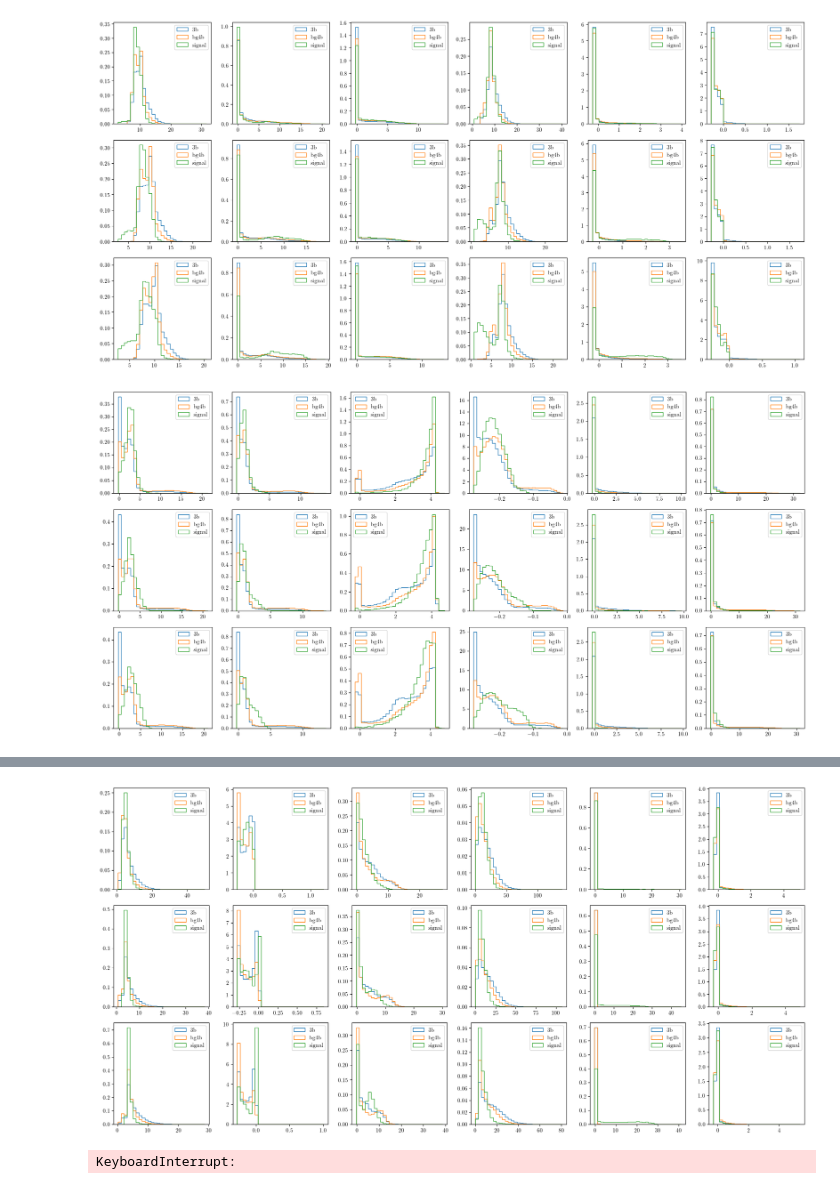
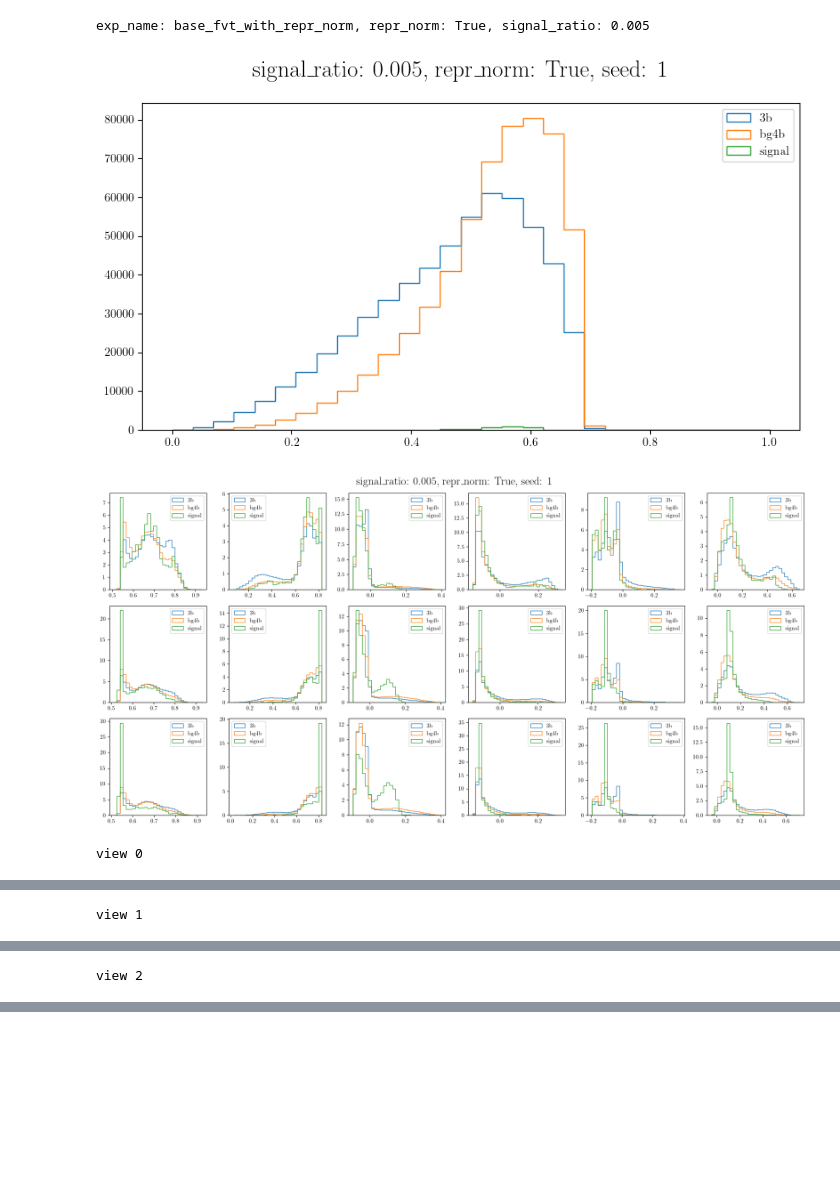
Before and after one commit to soheunyi/SRFinder, a Jupyter notebook: soheun/notebooks/representations_eda.ipynb, the cells around one changed output, grey strips where cells are left out. Cells and saved outputs as stored; diff of their text form; code cells hidden in the pictures; blank space fills up the shorter version.

```diff
--- a/soheun/notebooks/representations_eda.ipynb
+++ b/soheun/notebooks/representations_eda.ipynb
@@ -64,0 +152,13 @@ raw_df_list = [df_3b, df_bg4b, df_signal]
+# %%
+for signal_ratio in signal_ratios:
+    fig, ax = plt.subplots(1, 1, figsize=(5, 5))
+    fig.suptitle(f"signal_ratio: {signal_ratio}")
+    for experiment_name in ["better_base_fvt_training", "base_fvt_with_repr_norm"]:
+        mean = np.mean(w_signal_ratio_dict[(signal_ratio, experiment_name)], axis=0)
+        q1, q3 = np.quantile(w_signal_ratio_dict[(signal_ratio, experiment_name)], [0.25, 0.75], axis=0)
+        min_, max_ = np.min(w_signal_ratio_dict[(signal_ratio, experiment_name)], axis=0), np.max(w_signal_ratio_dict[(signal_ratio, experiment_name)], axis=0)
+        ax.plot(w_4b_ratio_points, mean, label=experiment_name)
+        # ax.fill_between(w_4b_ratio_points, q1, q3, alpha=0.2)
+        ax.fill_between(w_4b_ratio_points, min_, max_, alpha=0.2)
+    plt.legend()
+    plt.show()
@@ -65,37 +170,89 @@ raw_df_list = [df_3b, df_bg4b, df_signal]
 # %%
 hparams_filter = {
-    "experiment_name": "better_base_fvt_training",
-    "dataset": lambda x: x["signal_ratio"] == 0.02,
+    "experiment_name": lambda x: (x in [
+        "base_fvt_with_repr_norm",
+        # "better_base_fvt_training",
+        # "base_fvt_with_repr_norm_smaller_repr_dim",
+    ]),
+    # "experiment_name": "base_fvt_with_repr_norm",
+    "dataset": lambda x: (
+        x["signal_ratio"] in [0.005]
+        and x["seed"] in [1]
+        and x["n_3b"] == 1_000_000),
 }
-hashes = TrainingInfo.find(hparams_filter)
+hashes, hparams = TrainingInfo.find(hparams_filter, return_hparams=True)
+# sort hashes by signal_ratio and seed
+to_sort = [(hp["dataset"]["signal_ratio"], hp["dataset"]["seed"]) for hp in hparams]
+idx = np.arange(len(hashes))
+hashes = [hashes[i] for i, _ in sorted(zip(idx, to_sort), key=lambda x: x[1])]
 
 for hash in hashes:
     base_fvt_info = TrainingInfo.load(hash)
     base_fvt_model = base_fvt_info.load_trained_model("best")
     base_fvt_model: FvTClassifier
     base_fvt_model.eval()
     base_fvt_model.to("cuda")
+
+    exp_name = base_fvt_info.hparams["experiment_name"]
+    repr_norm = base_fvt_info.hparams.get("repr_norm", False)
+
+    signal_ratio = base_fvt_info.hparams["dataset"]["signal_ratio"]
+    print(
+        f"exp_name: {exp_name}, repr_norm: {repr_norm}, signal_ratio: {signal_ratio}"
+    )
 
     ms_hash = base_fvt_info.ms_hash
     ms_idx = base_fvt_info.ms_idx
     msamples = MotherSamples.load(ms_hash)
     tst_scdinfo = msamples.scdinfo[~ms_idx]
     df_tst = tst_scdinfo.fetch_data_with_loaded_df(raw_df_list)
     events_tst = EventsData.from_dataframe(df_tst, features)
 
     base_fvt_scores, base_q_repr = base_fvt_model.predict_and_representations(events_tst.X_torch)
     base_fvt_scores = base_fvt_scores.numpy()[:, 1]
     base_q_repr = base_q_repr.numpy()
 
+    fig, ax = plt.subplots(1, 1, figsize=(10, 5))
+    fig.suptitle(f"signal_ratio: {signal_ratio}, repr_norm: {repr_norm}, seed: {base_fvt_info.hparams['dataset']['seed']}")
+    hist_events_by_labels(events_tst, base_fvt_scores, bins=np.linspace(0, 1, 30), ax=ax)
+    ax.legend()
+    plt.show()
+
     ncols, nrows = base_q_repr.shape[1], base_q_repr.shape[2]
     fig, axs = plt.subplots(nrows, ncols, figsize=(ncols*3, nrows*3))
+    fig.suptitle(f"signal_ratio: {signal_ratio}, repr_norm: {repr_norm}, seed: {base_fvt_info.hparams['dataset']['seed']}")
     for i in range(nrows):
         for j in range(ncols):
             bins = np.linspace(base_q_repr[:, j, i].min(), base_q_repr[:, j, i].max(), 30)
             hist_events_by_labels(events_tst, base_q_repr[:, j, i], bins=bins, ax=axs[i, j], density=True)
             axs[i, j].legend()
     plt.tight_layout()
     plt.show()
+
+    # for each view, print correlation between each pair of features
+    for view in range(3):
+        print(f"view {view}")
+        corr = np.corrcoef(base_q_repr[:, :, view].T)
+        fig, ax = plt.subplots(1, 1, figsize=(5, 5))
+        fig.suptitle(f"Correlation matrix for view {view}")
+        plt.imshow(corr, vmin=-1, vmax=1, cmap="RdBu")
+        for i in range(corr.shape[0]):
+            for j in range(corr.shape[1]):
+                ax.text(j, i, f"{corr[i, j]:.2f}", ha="center", va="center", color="white")
+        plt.colorbar()
+        plt.show()
+
+        fig, ax = plt.subplots(1, 1, figsize=(5, 5))
+        fig.suptitle(f"Absolute value of correlation matrix for view {view}")
+        plt.imshow(np.abs(corr), vmin=0, vmax=1, cmap="viridis")
+        plt.colorbar()
+        plt.show()
+
+base_q_repr, view_score = base_fvt_model.representations(events_tst.X_torch)
+view_score = view_score.reshape(-1, 3).numpy()
+base_q_repr = base_q_repr.numpy()
 # %% [output]
+exp_name: base_fvt_with_repr_norm, repr_norm: True, signal_ratio: 0.005
-[figure, old version]
+[figure, new version]
-[figure, old version]
+[figure, new version]
+view 0
@@ -103,0 +261 @@ for hash in hashes:
+view 1
@@ -105,0 +264 @@ for hash in hashes:
+view 2
@@ -114,2 +266,0 @@ KeyboardInterrupt:
-[figure, removed]
-KeyboardInterrupt:
```
Also changed, not shown: parts of 12 cells of this notebook, 37 other files.
